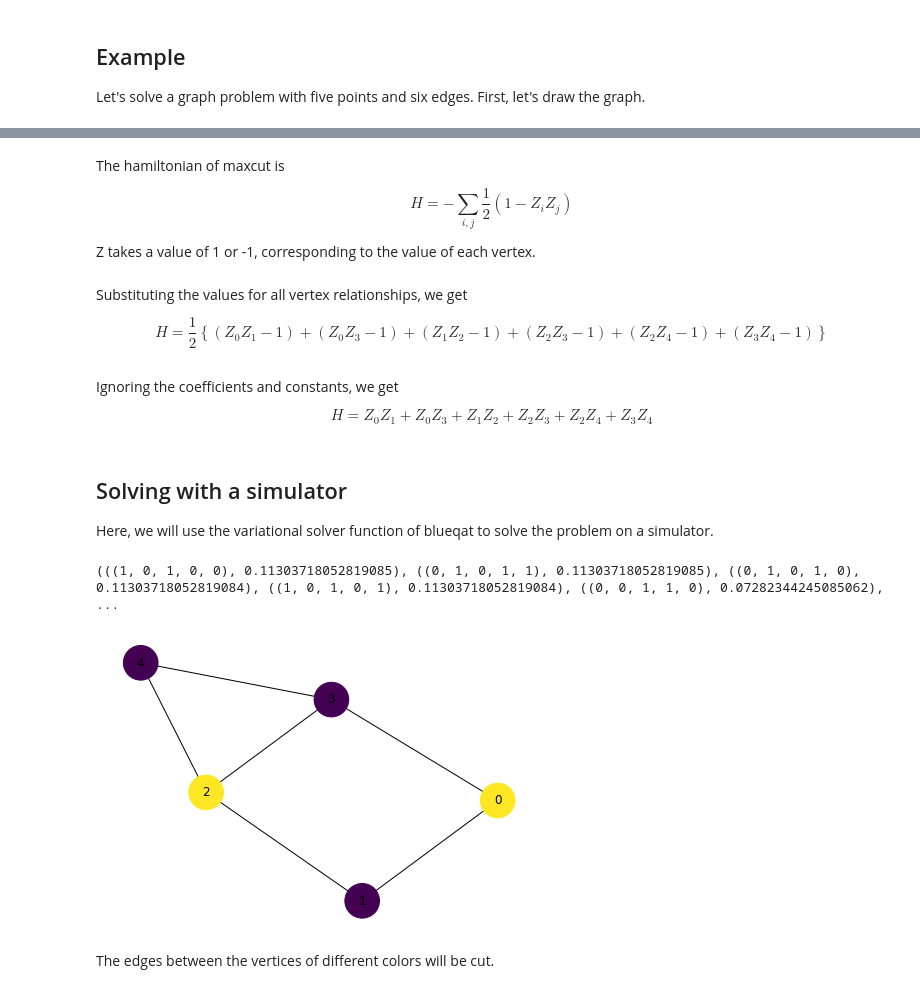
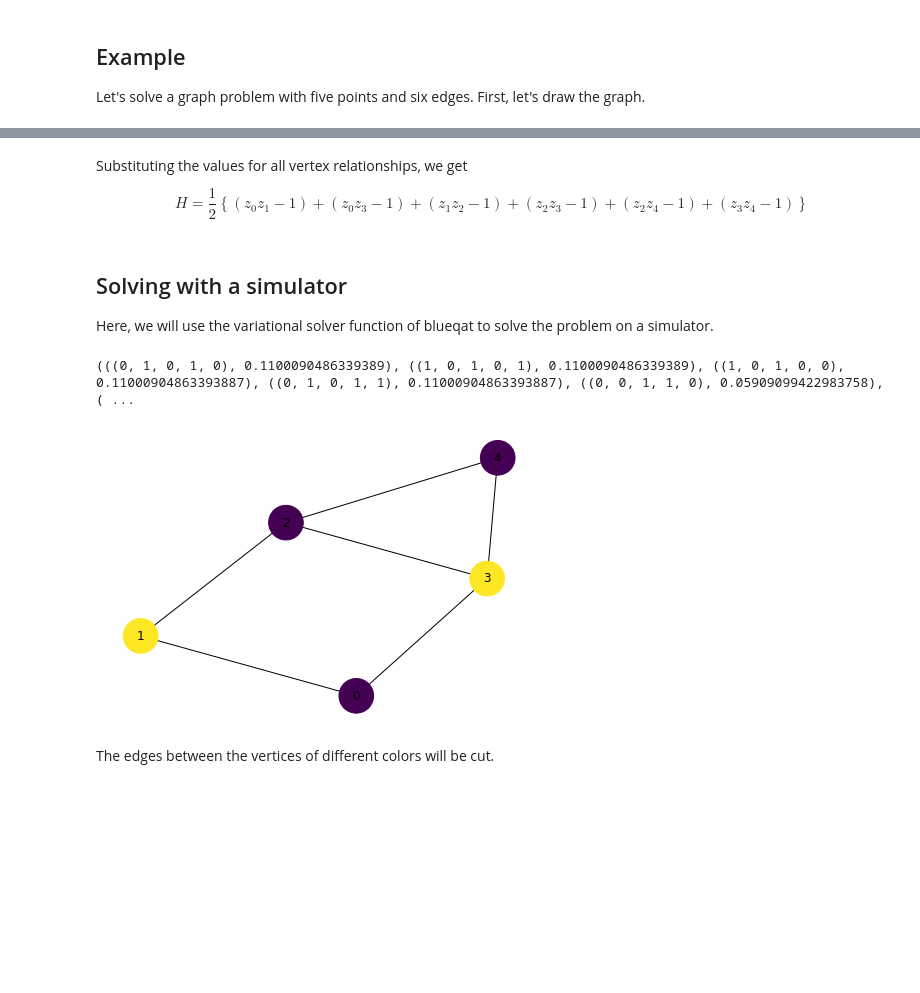
Before and after one commit to Qaqarot/qaqarot-tutorials, a Jupyter notebook: tutorial/301_maxcut.ipynb, the cells around one changed output, grey strips where cells are left out. Saved outputs shown, nothing was run; the diff lists cells and outputs as text; code cells hidden in the pictures; blank space fills up the shorter version.

Commit message:
graph

```diff
--- a/tutorial/301_maxcut.ipynb
+++ b/tutorial/301_maxcut.ipynb
@@ -24,34 +31,24 @@ nx.draw(G, **options, node_color='#efefef')
-# %% [markdown]
-The hamiltonian of maxcut is
-
-$$H = -\sum_{i,j}\frac{1}{2}(1-Z_iZ_j)$$
-
-Z takes a value of 1 or -1, corresponding to the value of each vertex.
 # %% [markdown]
 Substituting the values for all vertex relationships, we get
 
-$$H = \frac{1}{2} \left\{ (Z_0Z_1-1) + (Z_0Z_3-1) + (Z_1Z_2-1) + (Z_2Z_3-1) + (Z_2Z_4-1) + (Z_3Z_4-1)\right\}$$
+$$H = \frac{1}{2} \left\{ (z_0z_1-1) + (z_0z_3-1) + (z_1z_2-1) + (z_2z_3-1) + (z_2z_4-1) + (z_3z_4-1)\right\}$$
-# %% [markdown]
-Ignoring the coefficients and constants, we get
-
-$$H = Z_0Z_1 + Z_0Z_3 + Z_1Z_2 + Z_2Z_3 + Z_2Z_4 + Z_3Z_4$$
 # %% [markdown]
 ## Solving with a simulator
 Here, we will use the variational solver function of blueqat to solve the problem on a simulator.
 # %%
 from blueqat import vqe
 from blueqat.pauli import Z
 
-hamiltonian = Z[0]*Z[1] + Z[0]*Z[3] + Z[1]*Z[2] + Z[2]*Z[3] + Z[2]*Z[4] + Z[3]*Z[4]
+hamiltonian = ((Z[0]*Z[1]-1) + (Z[0]*Z[3]-1) + (Z[1]*Z[2]-1) + (Z[2]*Z[3]-1) + (Z[2]*Z[4]-1) + (Z[3]*Z[4]-1))/2
 step = 2
 
 result = vqe.Vqe(vqe.QaoaAnsatz(hamiltonian, step)).run()
 print(result.most_common(12))
 
 nx.draw(G, node_color=result.most_common()[0][0],**options)
 # %% [output]
-(((1, 0, 1, 0, 0), 0.11303718052819085), ((0, 1, 0, 1, 1), 0.11303718052819085), ((0, 1, 0, 1, 0), 0.11303718052819084), ((1, 0, 1, 0, 1), 0.11303718052819084), ((0, 0, 1, 1, 0), 0.07282344245085062), ...
+(((0, 1, 0, 1, 0), 0.1100090486339389), ((1, 0, 1, 0, 1), 0.1100090486339389), ((1, 0, 1, 0, 0), 0.11000904863393887), ((0, 1, 0, 1, 1), 0.11000904863393887), ((0, 0, 1, 1, 0), 0.05909099422983758), ( ...
-[figure, old version]
+[figure, new version]
 # %% [markdown]
 The edges between the vertices of different colors will be cut.
 # %% [markdown]
```
Also changed, not shown: parts of 11 cells of this notebook, 4 other files.
